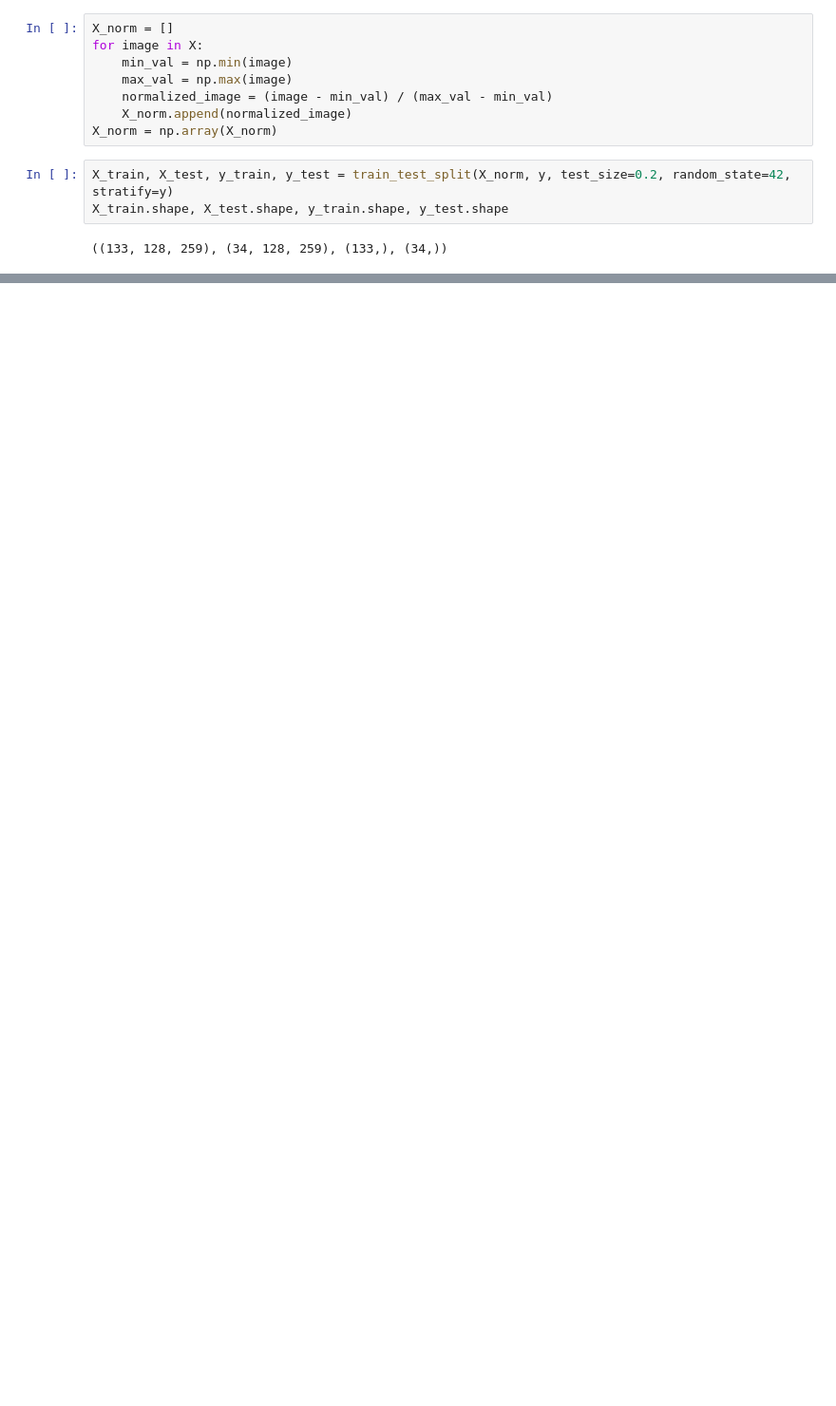
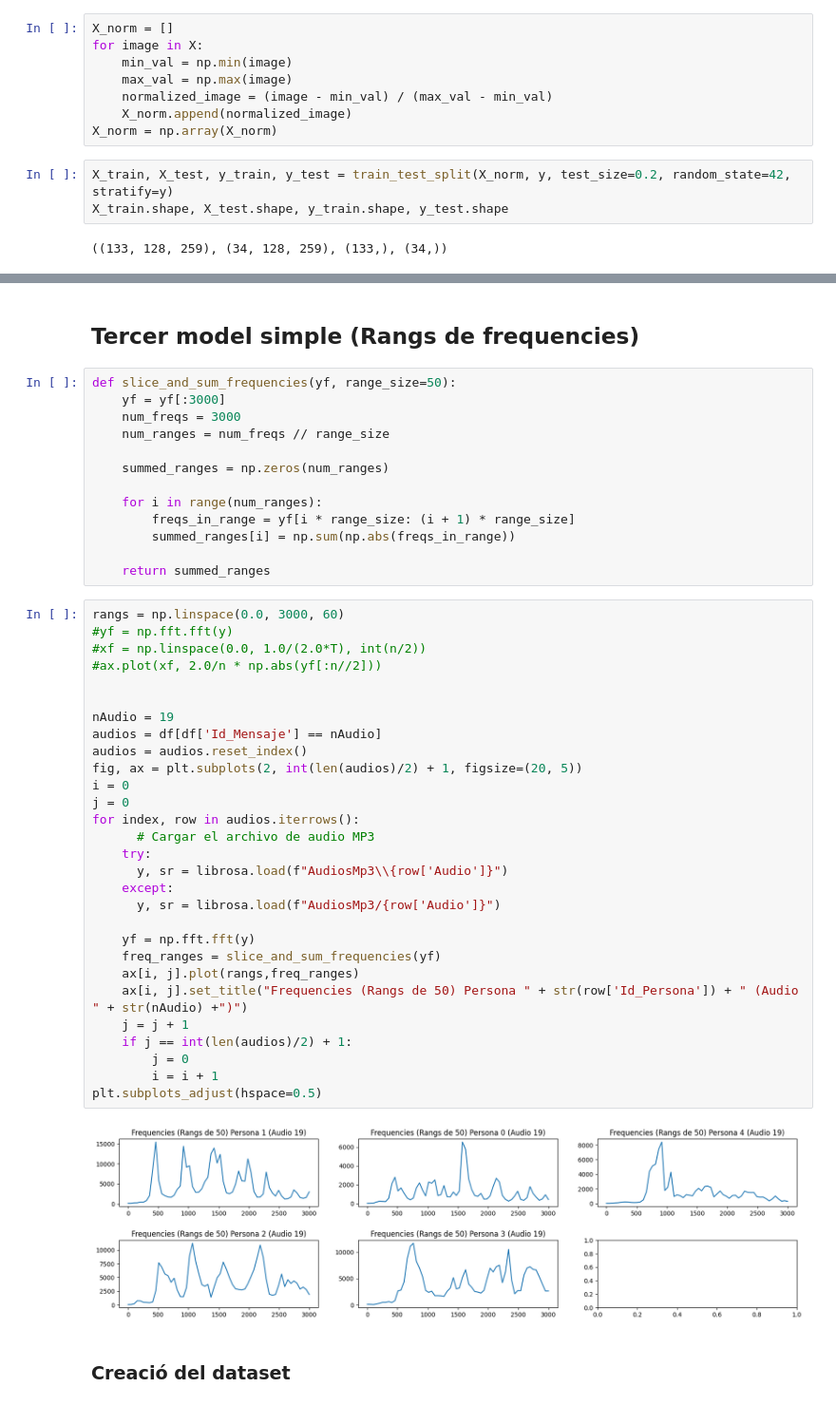
Before and after one commit to albertceballos0/UAB-VC-voice-identification, a Jupyter notebook: PROYECTO/main.ipynb, the cells around one changed output, grey strips where cells are left out. Shown at 95% size. Cells and saved outputs as stored; diff of their text form; blank space fills up the shorter version.

Commit message:
Tercer Modelo Simple

```diff
--- a/PROYECTO/main.ipynb
+++ b/PROYECTO/main.ipynb
@@ -421,0 +442,48 @@ weighted avg       0.65      0.74      0.68        34
+# %% [markdown]
+## Tercer model simple (Rangs de frequencies)
+# %%
+def slice_and_sum_frequencies(yf, range_size=50):
+    yf = yf[:3000]
+    num_freqs = 3000
+    num_ranges = num_freqs // range_size
+
+    summed_ranges = np.zeros(num_ranges)
+
+    for i in range(num_ranges):
+        freqs_in_range = yf[i * range_size: (i + 1) * range_size]
+        summed_ranges[i] = np.sum(np.abs(freqs_in_range))
+
+    return summed_ranges
+# %%
+rangs = np.linspace(0.0, 3000, 60)
+#yf = np.fft.fft(y)
+#xf = np.linspace(0.0, 1.0/(2.0*T), int(n/2))
+#ax.plot(xf, 2.0/n * np.abs(yf[:n//2]))
+
+
+nAudio = 19
+audios = df[df['Id_Mensaje'] == nAudio]
+audios = audios.reset_index()
+fig, ax = plt.subplots(2, int(len(audios)/2) + 1, figsize=(20, 5))
+i = 0
+j = 0
+for index, row in audios.iterrows():
+      # Cargar el archivo de audio MP3
+    try:
+      y, sr = librosa.load(f"AudiosMp3\\{row['Audio']}")
+    except:
+      y, sr = librosa.load(f"AudiosMp3/{row['Audio']}")
+
+    yf = np.fft.fft(y)
+    freq_ranges = slice_and_sum_frequencies(yf)
+    ax[i, j].plot(rangs,freq_ranges)
+    ax[i, j].set_title("Frequencies (Rangs de 50) Persona " + str(row['Id_Persona']) + " (Audio " + str(nAudio) +")")
+    j = j + 1
+    if j == int(len(audios)/2) + 1:
+        j = 0
+        i = i + 1
+plt.subplots_adjust(hspace=0.5)
+# %% [output]
+[figure, added]
+# %% [markdown]
+### Creació del dataset
```
Also changed, not shown: parts of 21 cells of this notebook.
